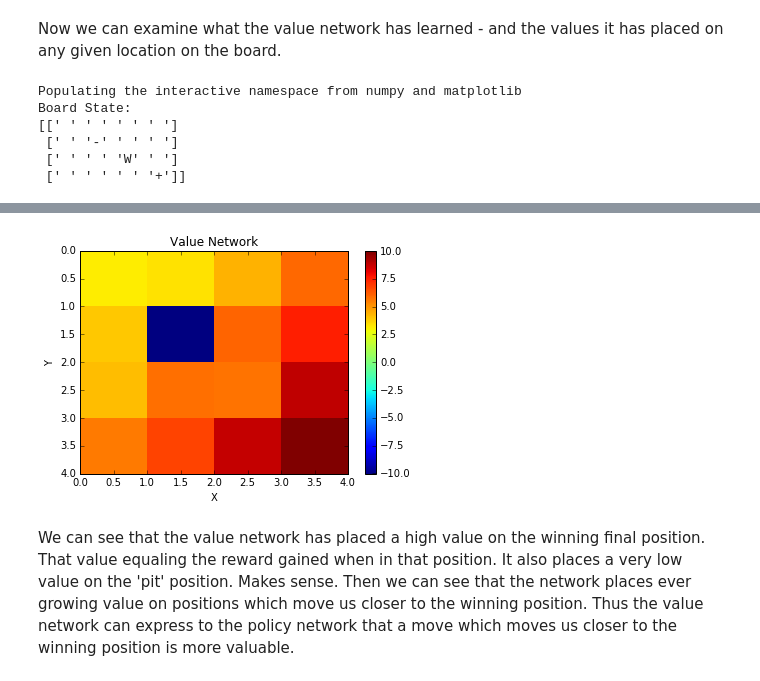
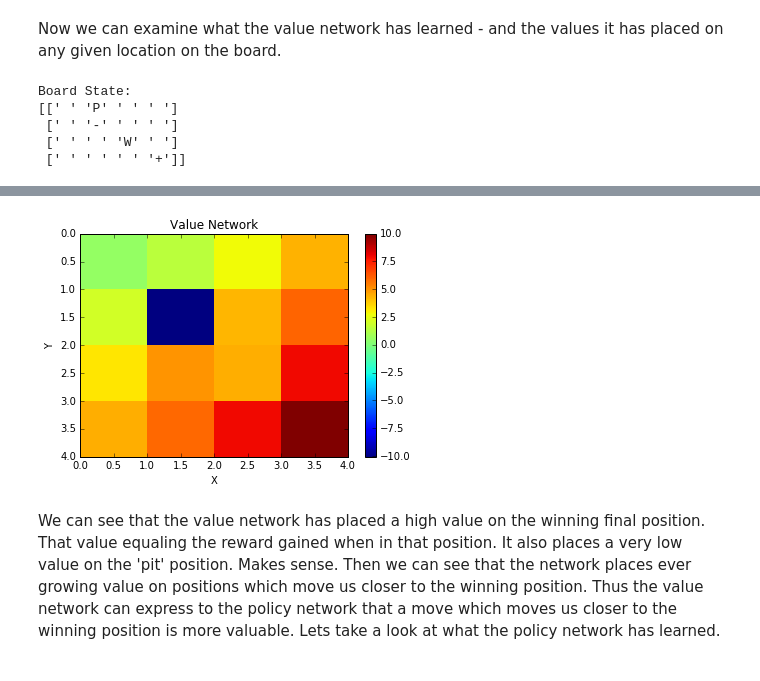
Before and after one commit to gregretkowski/notebooks, a Jupyter notebook: gridworld-actor-critic.ipynb, the cells around one changed output, grey strips where cells are left out. Cells and saved outputs as stored; diff of their text form; code cells hidden in the pictures.

```diff
--- a/gridworld-actor-critic.ipynb
+++ b/gridworld-actor-critic.ipynb
@@ -225,9 +246,18 @@ actor_model.compile(loss='mse', optimizer=rms)
 Next, we set up the Critic network. This network looks very similar to the Actor model, but only outputs a single value - it outputs a value (the score) for the input state.
 # %%
 critic_model = Sequential()
-critic_model.add(Dense(192, init='lecun_uniform', input_shape=(64,), activation='relu'))
-critic_model.add(Dense(128, init='lecun_uniform', activation='relu'))
+
+critic_model.add(Dense(256, init='lecun_uniform', input_shape=(64,)))
+critic_model.add(Activation('relu'))
+
+critic_model.add(Dense(128, init='lecun_uniform'))
+critic_model.add(Activation('relu'))
+
+critic_model.add(Dense(64, init='lecun_uniform'))
+critic_model.add(Activation('relu'))
+
 critic_model.add(Dense(1, init='lecun_uniform', activation='linear' ))
+
 rms = RMSprop()
 critic_model.compile(loss='mse', optimizer=rms)
 # %% [markdown]
@@ -441,24 +474,20 @@ Reward: 10
 # %% [markdown]
 Now we can examine what the value network has learned - and the values it has placed on any given location on the board.
 # %%
-%pylab inline
-import numpy as np
-
-
-initial_state = initGrid()
-# Remove Player
-initial_state[0,1] = np.array([0,0,0,0])
-
-def plot_value():
+def plot_value(initial_state):
     np_w_cri_r = np.zeros((4,4))
+    # Remove player from initial state.
+    working_state = initial_state.copy()
+    p = findLoc(working_state, np.array([0,0,0,1]))
+    working_state[p[0],p[1]] = np.array([0,0,0,0])
     for x in range(0,4):
         for y in range(0,4):
-            state = initial_state.copy()
+            my_state = working_state.copy()
             # Place the player at a given X/Y location.
-            state[x,y,3] = 1
+            my_state[x,y,3] = 1
             # And now have the critic model predict the state value
             # with the player in that location.
-            value = critic_model.predict(state.reshape(1, 64))
+            value = critic_model.predict(my_state.reshape(1, 64))
             #print("x,y: %s, %s - value %f" % (x, y, value) )
             np_w_cri_r[x,y] = value
     np_w_cri_r.shape
@@ -470,13 +499,13 @@ def plot_value():
     pylab.gca().invert_yaxis()
     pylab.draw()
 
+easy_state = initGrid()
 print("Board State:")
-print(dispGrid(initial_state))
-plot_value()
+print(dispGrid(easy_state))
+plot_value(easy_state)
 # %% [output]
-Populating the interactive namespace from numpy and matplotlib
 Board State:
-[[' ' ' ' ' ' ' ']
+[[' ' 'P' ' ' ' ']
  [' ' '-' ' ' ' ']
  [' ' ' ' 'W' ' ']
  [' ' ' ' ' ' '+']]
@@ -485,3 +512,3 @@ WARNING: pylab import has clobbered these variables: ['random']
-[figure, old version]
+[figure, new version]
 # %% [markdown]
-We can see that the value network has placed a high value on the winning final position. That value equaling the reward gained when in that position. It also places a very low value on the 'pit' position. Makes sense. Then we can see that the network places ever growing value on positions which move us closer to the winning position. Thus the value network can express to the policy network that a move which moves us closer to the winning position is more valuable.
+We can see that the value network has placed a high value on the winning final position. That value equaling the reward gained when in that position. It also places a very low value on the 'pit' position. Makes sense. Then we can see that the network places ever growing value on positions which move us closer to the winning position. Thus the value network can express to the policy network that a move which moves us closer to the winning position is more valuable. Lets take a look at what the policy network has learned.
```
Also changed, not shown: parts of 19 cells of this notebook, 1 other file.
